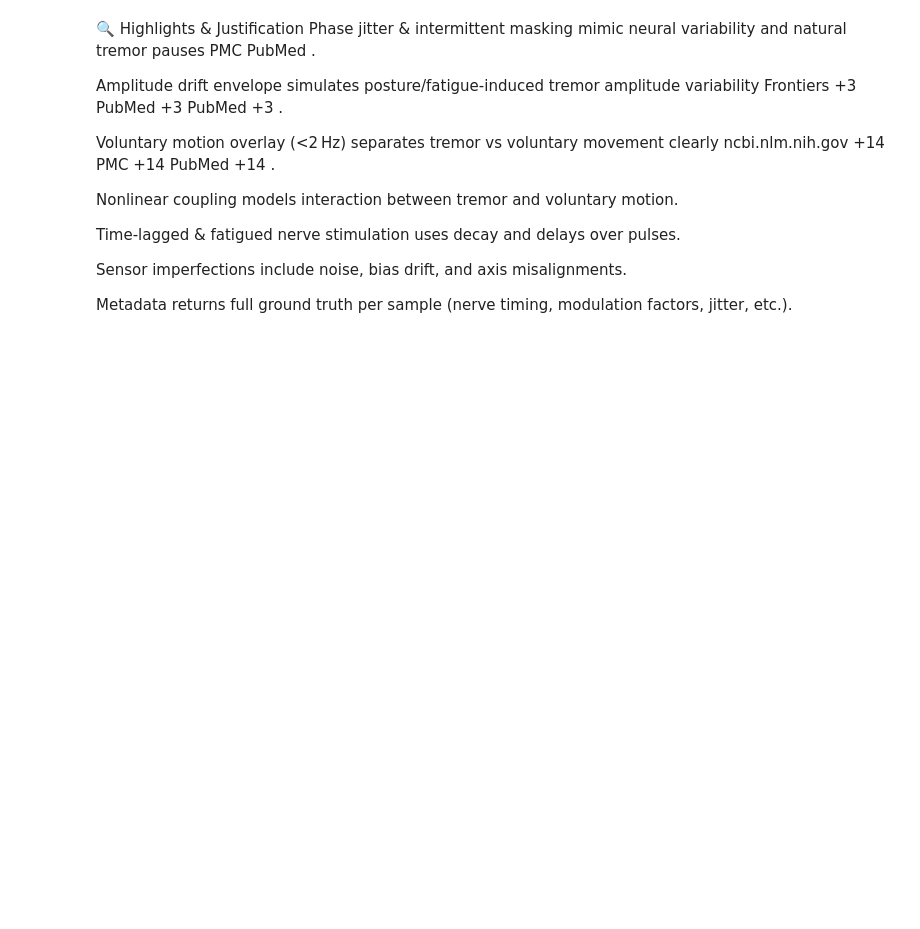
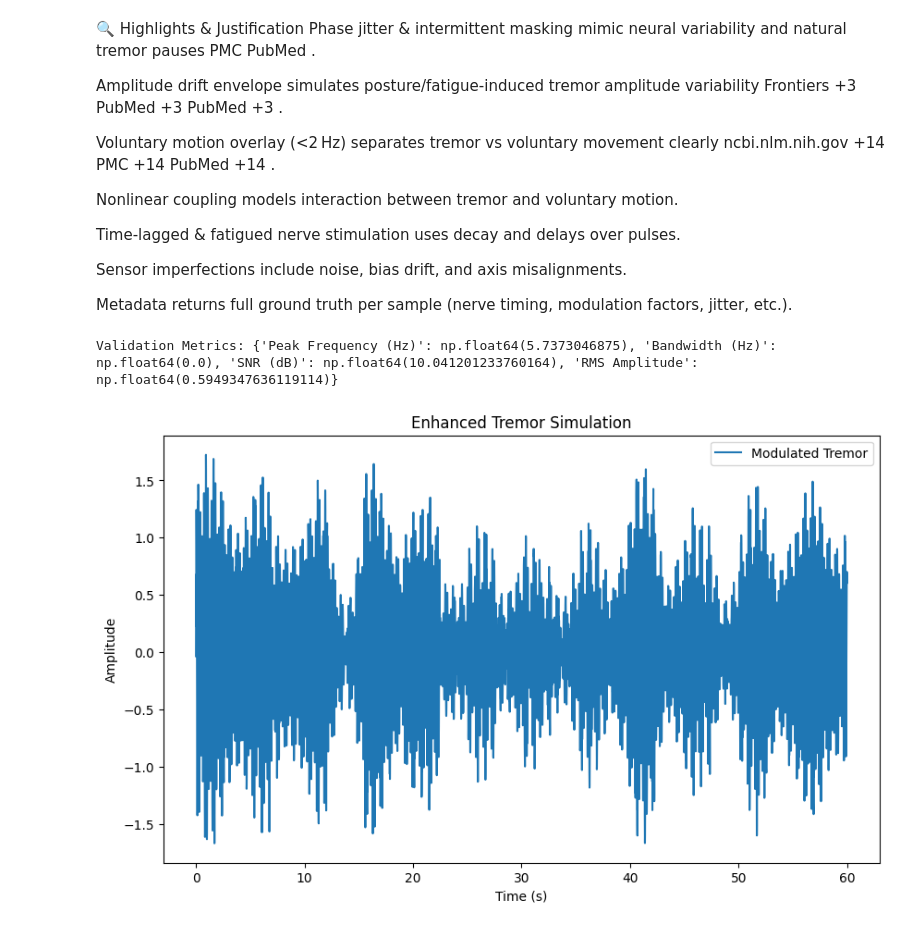
Before and after one commit to IAmPraneel/Closed-Loop-Tremor-Stimulation-via-Edge-Machine-Learning, a Jupyter notebook: Project3.ipynb, the cells around one changed output. Cells and saved outputs as stored; diff of their text form; code cells hidden in the pictures; blank space fills up the shorter version.

```diff
--- a/Project3.ipynb
+++ b/Project3.ipynb
@@ -1451,0 +2577,51 @@ Metadata returns full ground truth per sample (nerve timing, modulation factors,
+# %%
+'''
+🧠 Multi-Nerve Interactions
+Tremor suppression can be influenced by the interaction between different neural pathways. Modeling these interactions involves considering the effects of stimulating multiple nerves simultaneously and their combined impact on tremor reduction.
+
+🦾 Limb Inertia
+The mass and distribution of the limb segments affect the tremor dynamics. Incorporating limb inertia into the model allows for more realistic simulations, especially when considering the effects of weighted objects or assistive devices.
+
+🔄 Feedback Loops
+Neuromuscular feedback mechanisms, such as those involving the Golgi tendon organ and muscle spindles, play a crucial role in tremor generation and suppression. Implementing these feedback loops can enhance the realism of the simulation.
+'''
+
+class EnhancedTremorSimulator(TremorSimulator):
+    def __init__(self, duration=60, fs=125, limb_inertia=1.0, feedback_strength=0.5, **kwargs):
+        super().__init__(duration, fs, **kwargs)
+        self.limb_inertia = limb_inertia
+        self.feedback_strength = feedback_strength
+
+    def simulate(self):
+        data = super().simulate()
+
+        # Apply limb inertia effects
+        data['tremor_mod'] *= self.limb_inertia
+
+        # Implement feedback loop effects
+        feedback = self.feedback_strength * np.sin(2 * np.pi * self.base_freq * self.t)
+        data['tremor_mod'] += feedback
+
+        return data
+
+import matplotlib.pyplot as plt
+
+# Initialize the simulator
+sim = EnhancedTremorSimulator(duration=60, fs=125, limb_inertia=1.2, feedback_strength=0.3, seed=42)
+data = sim.simulate()
+
+# Compute validation metrics
+metrics = compute_metrics(data['tremor_mod'], sim.fs)
+print("Validation Metrics:", metrics)
+
+# Plot the tremor signal
+plt.figure(figsize=(10, 6))
+plt.plot(data['time'], data['tremor_mod'], label='Modulated Tremor')
+plt.title('Enhanced Tremor Simulation')
+plt.xlabel('Time (s)')
+plt.ylabel('Amplitude')
+plt.legend()
+plt.show()
+# %% [output]
+Validation Metrics: {'Peak Frequency (Hz)': np.float64(5.7373046875), 'Bandwidth (Hz)': np.float64(0.0), 'SNR (dB)': np.float64(10.041201233760164), 'RMS Amplitude': np.float64(0.5949347636119114)}
+[figure, added]
```
Also changed, not shown: parts of 9 cells of this notebook.
